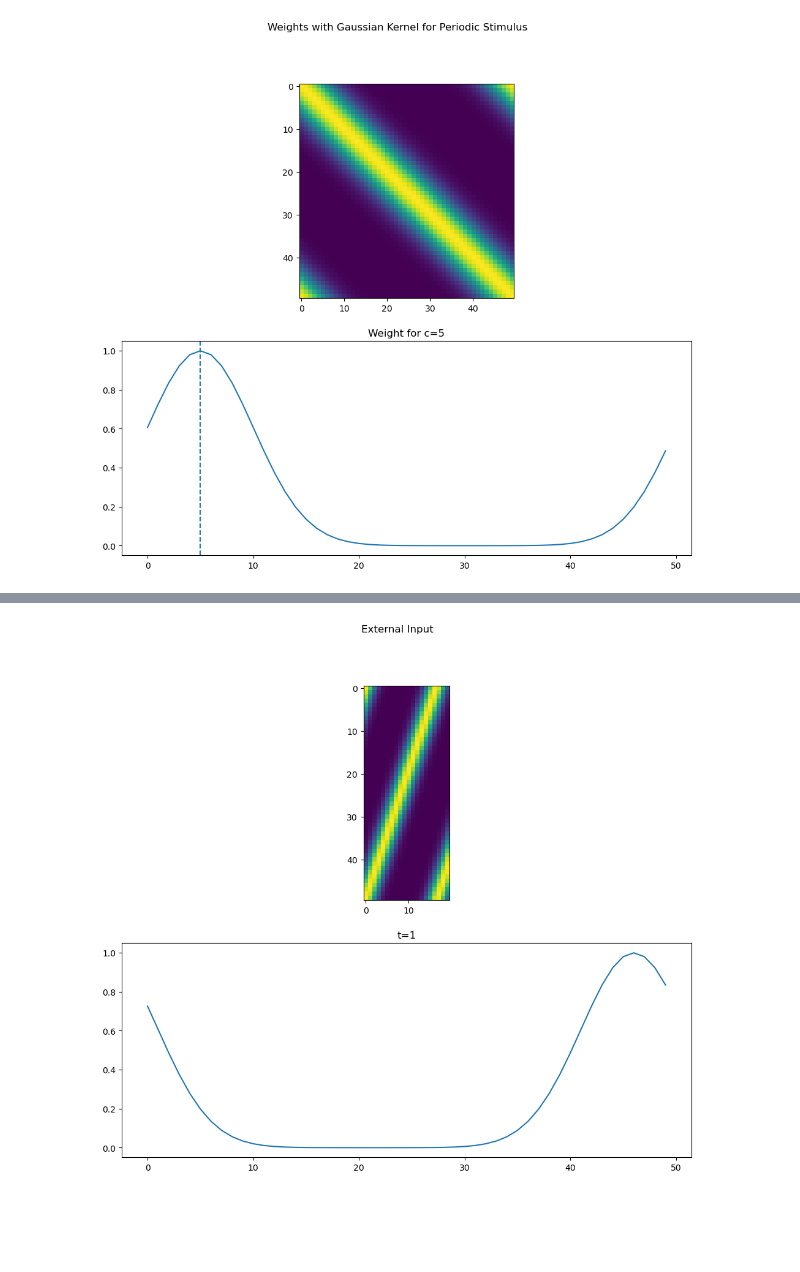
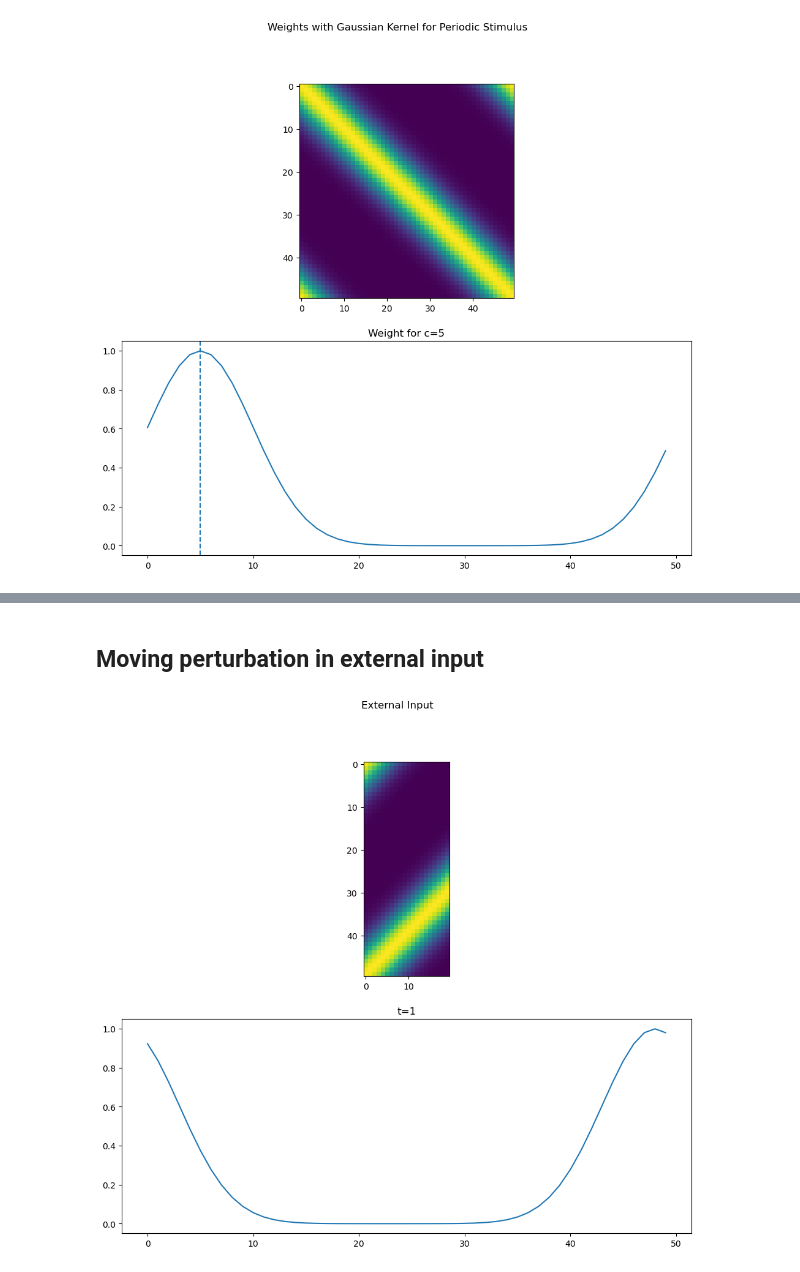
Before and after one commit to michealrm/Trappenberg_CAAN, a Jupyter notebook: caan_simulation.ipynb, the cells around one changed output, grey strips where cells are left out. Cells and saved outputs as stored; diff of their text form; code cells hidden in the pictures; blank space fills up the shorter version.

```diff
--- a/caan_simulation.ipynb
+++ b/caan_simulation.ipynb
@@ -107,26 +130,17 @@ ndyn.plot_weight(network, 5, 'Weights with Gaussian Kernel for Periodic Stimulus
+# %% [markdown]
+## Moving perturbation in external input
 # %%
 # External input with moving perturbation
 
-velocity = 3
+velocity = 1
 gamma = 1
 t = np.tile(np.arange(0, network.T), (network.N, 1))
 h = velocity * t
-# print(h)
-# diff_matrix = ndyn.get_diff_matrix(network.N, 24)
 row_indices = np.arange(network.N, step=1.0).reshape(-1, 1)
 row_indices = np.fabs(row_indices - 49) # TODO, c=25 at t=0 is undefined behavior, but it shouldn't be. The gaussian function will diverge
-# print(row_indices)
-# diff_matrix = row_indices - h
 diff_matrix = np.minimum(np.fabs(row_indices - h), np.subtract(float(network.N), np.fabs(row_indices - h)))
-# neg_diff_matrix = diff_matrix < 0
-# diff_matrix[neg_diff_matrix] = network.N + diff_matrix[neg_diff_matrix]
-# diff_matrix = np.maximum(row_indices - h, np.subtract(float(network.N), np.fabs(row_indices - h)))
-# print(diff_matrix)
 external_input = ndyn.gaussian_func(diff_matrix)
 
-# diff_matrix = np.tile(diff_matrix, (1, network.T))
-# diff_matrix = diff_matrix - h
-# external_input = gamma * ndyn.gaussian_func(diff_matrix)
 ndyn.plot_external_input_at_t(external_input, 1)
 # %% [output]
-[figure, old version]
+[figure, new version]
```
Also changed, not shown: parts of 16 cells of this notebook, 1 other file.
